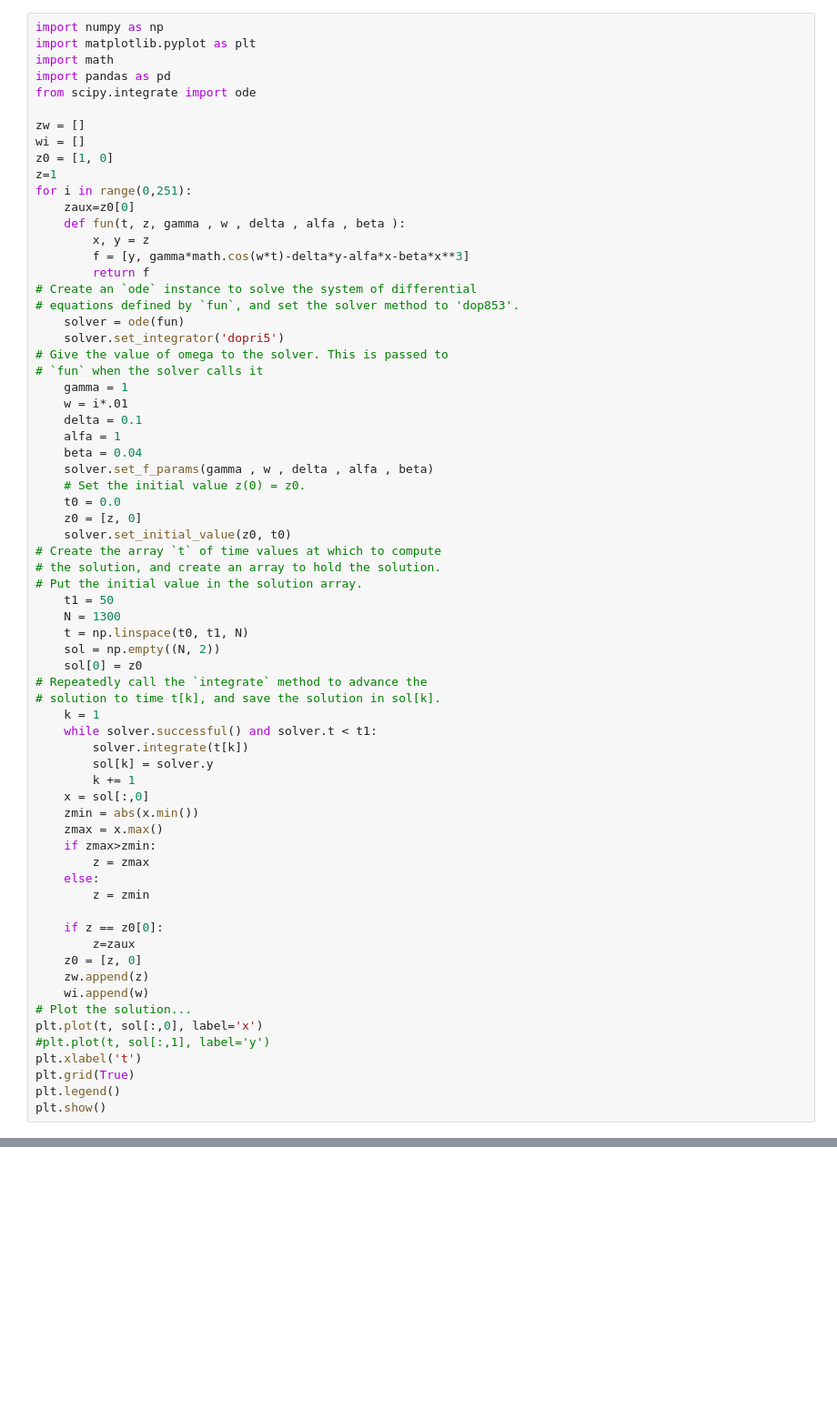
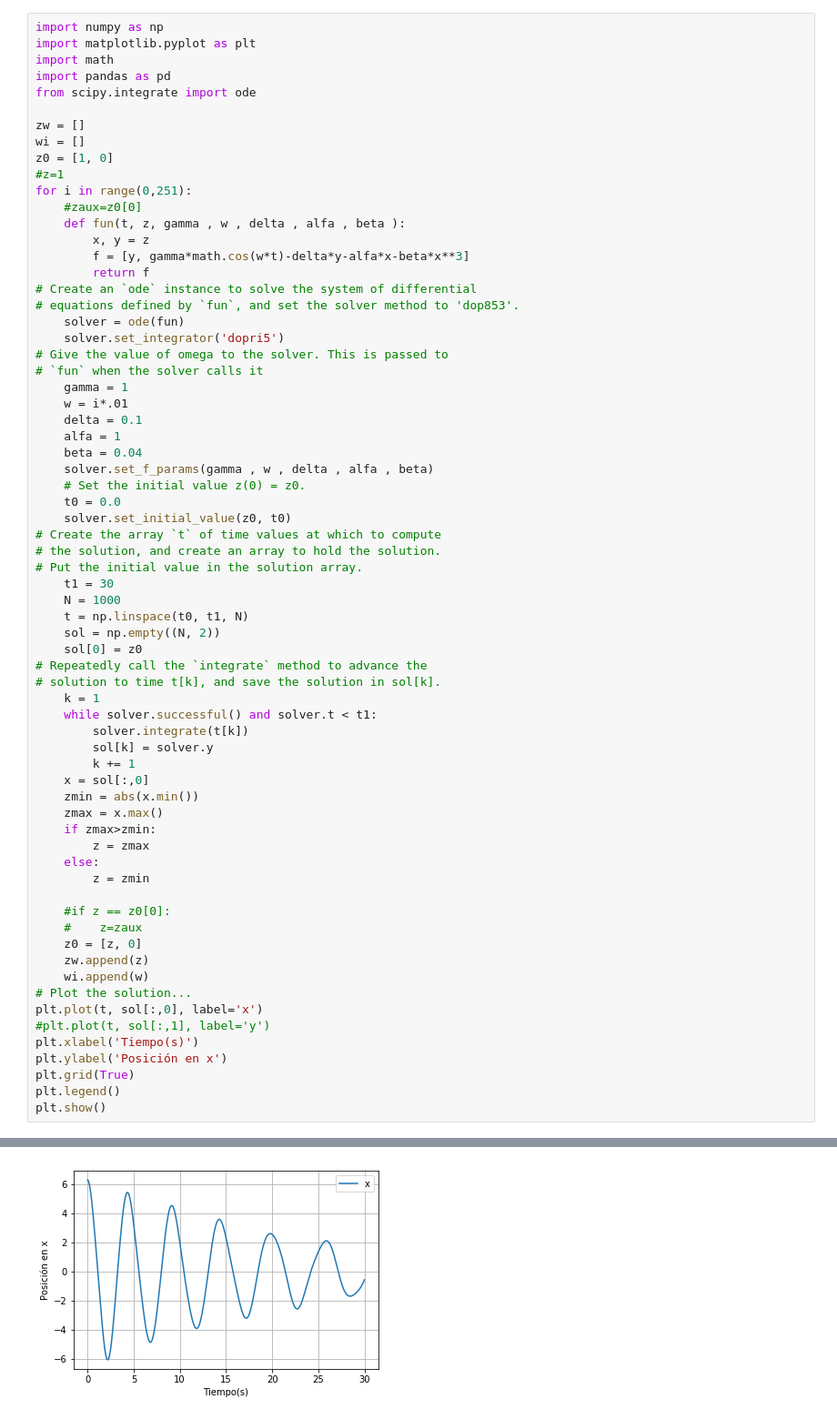
Before and after one commit to joselopez27/Actividades, a Jupyter notebook: Actividad10/Actividad10.ipynb, the cells around one changed output, grey strips where cells are left out. Shown at 91% size. Drawn from its saved outputs; the diff is of its cells as text; blank space fills up the shorter version.

```diff
--- a/Actividad10/Actividad10.ipynb
+++ b/Actividad10/Actividad10.ipynb
@@ -8,9 +8,9 @@ from scipy.integrate import ode
 zw = []
 wi = []
 z0 = [1, 0]
-z=1
+#z=1
 for i in range(0,251):
-    zaux=z0[0]
+    #zaux=z0[0]
     def fun(t, z, gamma , w , delta , alfa , beta ):
         x, y = z
         f = [y, gamma*math.cos(w*t)-delta*y-alfa*x-beta*x**3]
@@ -29,13 +29,12 @@ for i in range(0,251):
     solver.set_f_params(gamma , w , delta , alfa , beta)
     # Set the initial value z(0) = z0.
     t0 = 0.0
-    z0 = [z, 0]
     solver.set_initial_value(z0, t0)
 # Create the array `t` of time values at which to compute
 # the solution, and create an array to hold the solution.
 # Put the initial value in the solution array.
-    t1 = 50
-    N = 1300
+    t1 = 30
+    N = 1000
     t = np.linspace(t0, t1, N)
     sol = np.empty((N, 2))
     sol[0] = z0
@@ -54,15 +53,16 @@ for i in range(0,251):
     else:
         z = zmin
 
-    if z == z0[0]:
-        z=zaux
+    #if z == z0[0]:
+    #    z=zaux
     z0 = [z, 0]
     zw.append(z)
     wi.append(w)
 # Plot the solution...
 plt.plot(t, sol[:,0], label='x')
 #plt.plot(t, sol[:,1], label='y')
-plt.xlabel('t')
+plt.xlabel('Tiempo(s)')
+plt.ylabel('Posición en x')
 plt.grid(True)
 plt.legend()
 plt.show()
@@ -70,0 +70 @@ plt.show()
+[figure, added]
```
Also changed, not shown: parts of 6 cells of this notebook.
